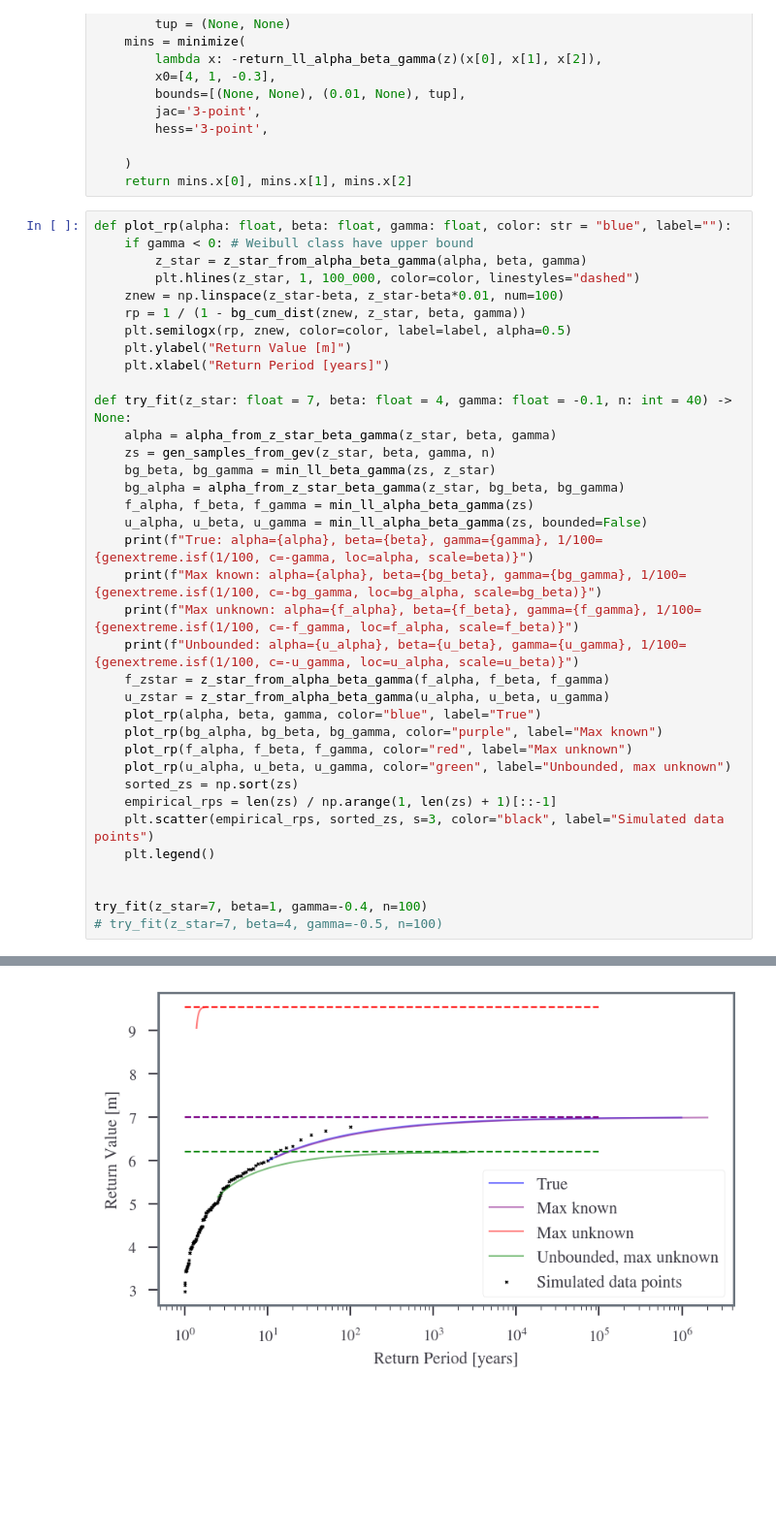
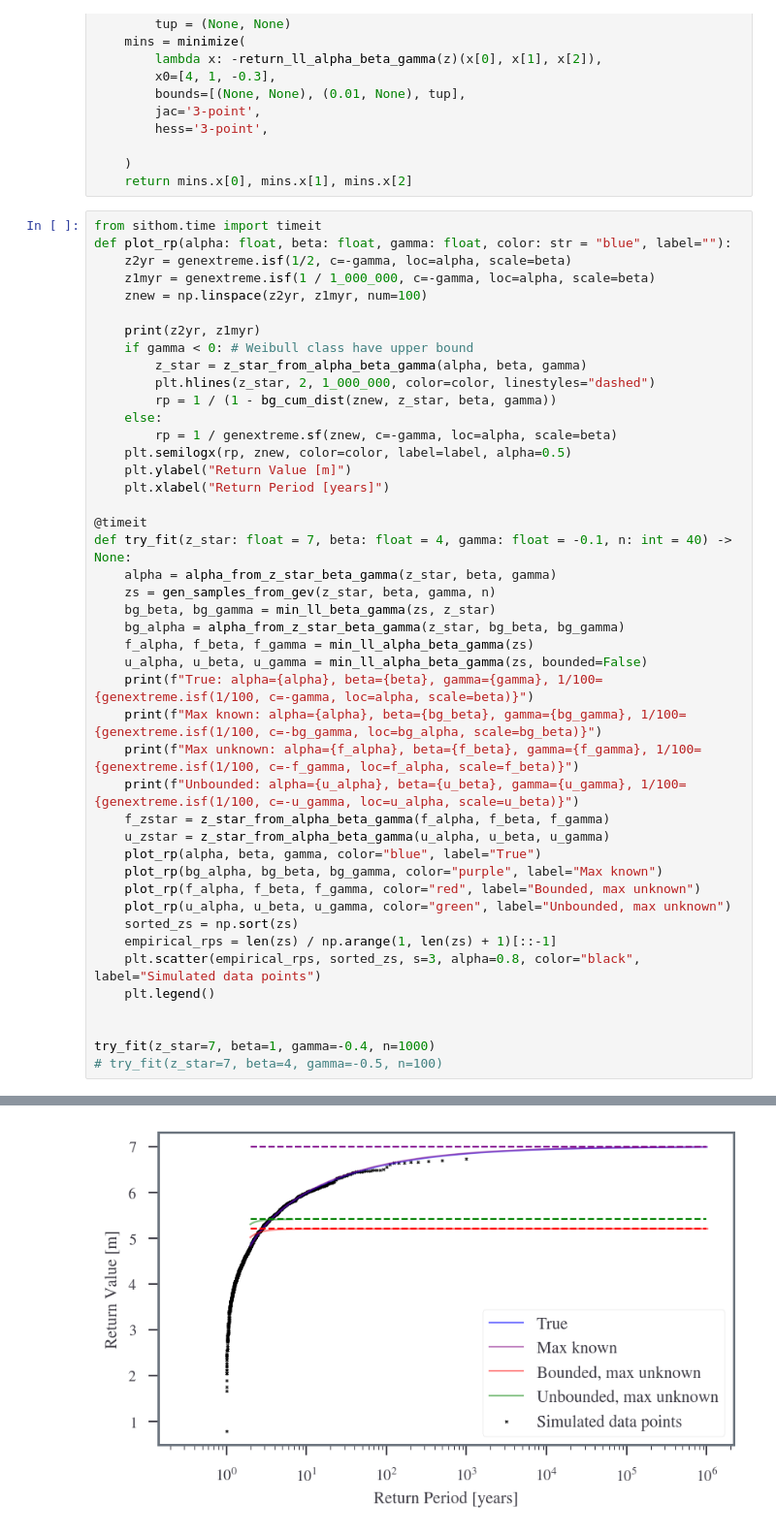
Before and after one commit to sdat2/PotentialHeight, a Jupyter notebook: ipynb/05-02-evt.ipynb, the cells around one changed output, grey strips where cells are left out. Shown at 97% size. Drawn from its saved outputs; the diff is of its cells as text; blank space fills up the shorter version.

```diff
--- a/ipynb/05-02-evt.ipynb
+++ b/ipynb/05-02-evt.ipynb
@@ -186,16 +186,24 @@ def min_ll_alpha_beta_gamma(z: np.ndarray, bounded: bool = True) -> Tuple[float,
     )
     return mins.x[0], mins.x[1], mins.x[2]
 # %%
+from sithom.time import timeit
 def plot_rp(alpha: float, beta: float, gamma: float, color: str = "blue", label=""):
+    z2yr = genextreme.isf(1/2, c=-gamma, loc=alpha, scale=beta)
+    z1myr = genextreme.isf(1 / 1_000_000, c=-gamma, loc=alpha, scale=beta)
+    znew = np.linspace(z2yr, z1myr, num=100)
+
+    print(z2yr, z1myr)
     if gamma < 0: # Weibull class have upper bound
         z_star = z_star_from_alpha_beta_gamma(alpha, beta, gamma)
-        plt.hlines(z_star, 1, 100_000, color=color, linestyles="dashed")
-    znew = np.linspace(z_star-beta, z_star-beta*0.01, num=100)
-    rp = 1 / (1 - bg_cum_dist(znew, z_star, beta, gamma))
+        plt.hlines(z_star, 2, 1_000_000, color=color, linestyles="dashed")
+        rp = 1 / (1 - bg_cum_dist(znew, z_star, beta, gamma))
+    else:
+        rp = 1 / genextreme.sf(znew, c=-gamma, loc=alpha, scale=beta)
     plt.semilogx(rp, znew, color=color, label=label, alpha=0.5)
     plt.ylabel("Return Value [m]")
     plt.xlabel("Return Period [years]")
 
+@timeit
 def try_fit(z_star: float = 7, beta: float = 4, gamma: float = -0.1, n: int = 40) -> None:
     alpha = alpha_from_z_star_beta_gamma(z_star, beta, gamma)
     zs = gen_samples_from_gev(z_star, beta, gamma, n)
@@ -211,15 +219,15 @@ def try_fit(z_star: float = 7, beta: float = 4, gamma: float = -0.1, n: int = 40
     u_zstar = z_star_from_alpha_beta_gamma(u_alpha, u_beta, u_gamma)
     plot_rp(alpha, beta, gamma, color="blue", label="True")
     plot_rp(bg_alpha, bg_beta, bg_gamma, color="purple", label="Max known")
-    plot_rp(f_alpha, f_beta, f_gamma, color="red", label="Max unknown")
+    plot_rp(f_alpha, f_beta, f_gamma, color="red", label="Bounded, max unknown")
     plot_rp(u_alpha, u_beta, u_gamma, color="green", label="Unbounded, max unknown")
     sorted_zs = np.sort(zs)
     empirical_rps = len(zs) / np.arange(1, len(zs) + 1)[::-1]
-    plt.scatter(empirical_rps, sorted_zs, s=3, color="black", label="Simulated data points")
+    plt.scatter(empirical_rps, sorted_zs, s=3, alpha=0.8, color="black", label="Simulated data points")
     plt.legend()
 
 
-try_fit(z_star=7, beta=1, gamma=-0.4, n=100)
+try_fit(z_star=7, beta=1, gamma=-0.4, n=1000)
 # try_fit(z_star=7, beta=4, gamma=-0.5, n=100)
 # %% [output]
 True: alpha=4.5, beta=1, gamma=-0.4, 1/100=6.602980133837946
@@ -229 +242 @@ Unbounded: alpha=4.582280694687509, beta=1.033931855006449, gamma=-0.64183355829
-[figure, old version]
+[figure, new version]
```
Also changed, not shown: parts of 1 cell of this notebook.
